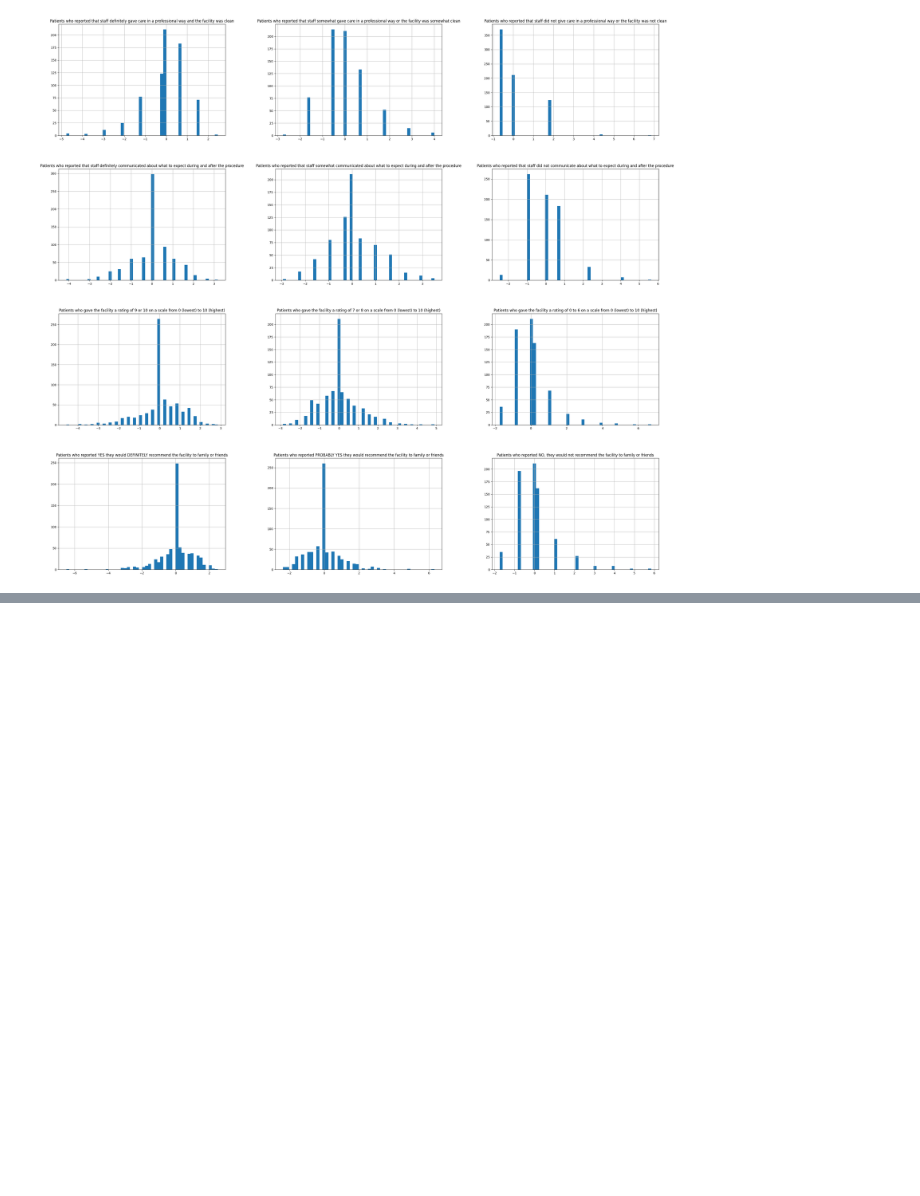
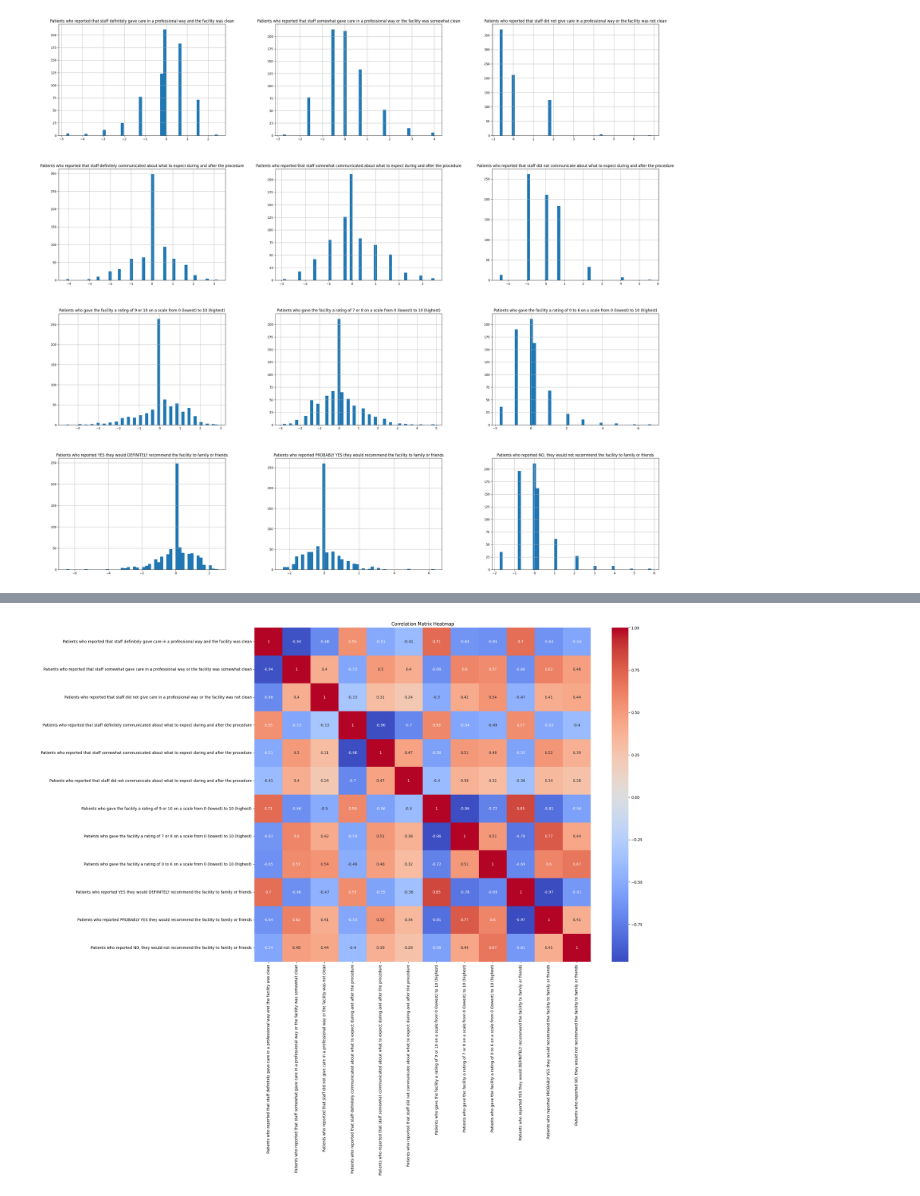
Before and after one commit to rachel5678b/Data-Science-Project-1, a Jupyter notebook: OAS_CAHPS.ipynb, the cells around one changed output, grey strips where cells are left out. Drawn from its saved outputs; the diff is of its cells as text; code cells hidden in the pictures; blank space fills up the shorter version.

```diff
--- a/OAS_CAHPS.ipynb
+++ b/OAS_CAHPS.ipynb
@@ -182,3 +182,6 @@ df.hist(bins=50, figsize=(35, 32))
 plt.show()
 # %% [output]
 [figure]
+# %%
+# Calculate the correlation matrix of the features
+corr_matrix = df.corr()
@@ -184,0 +237,9 @@ plt.show()
+# %%
+# Plot a heatmap of the correlation matrix
+import seaborn as sns
+plt.figure(figsize=(20, 16))
+sns.heatmap(corr_matrix, annot=True, cmap='coolwarm')
+plt.title('Correlation Matrix Heatmap')
+plt.show()
+# %% [output]
+[figure, added]
```
Also changed, not shown: parts of 7 cells of this notebook.
